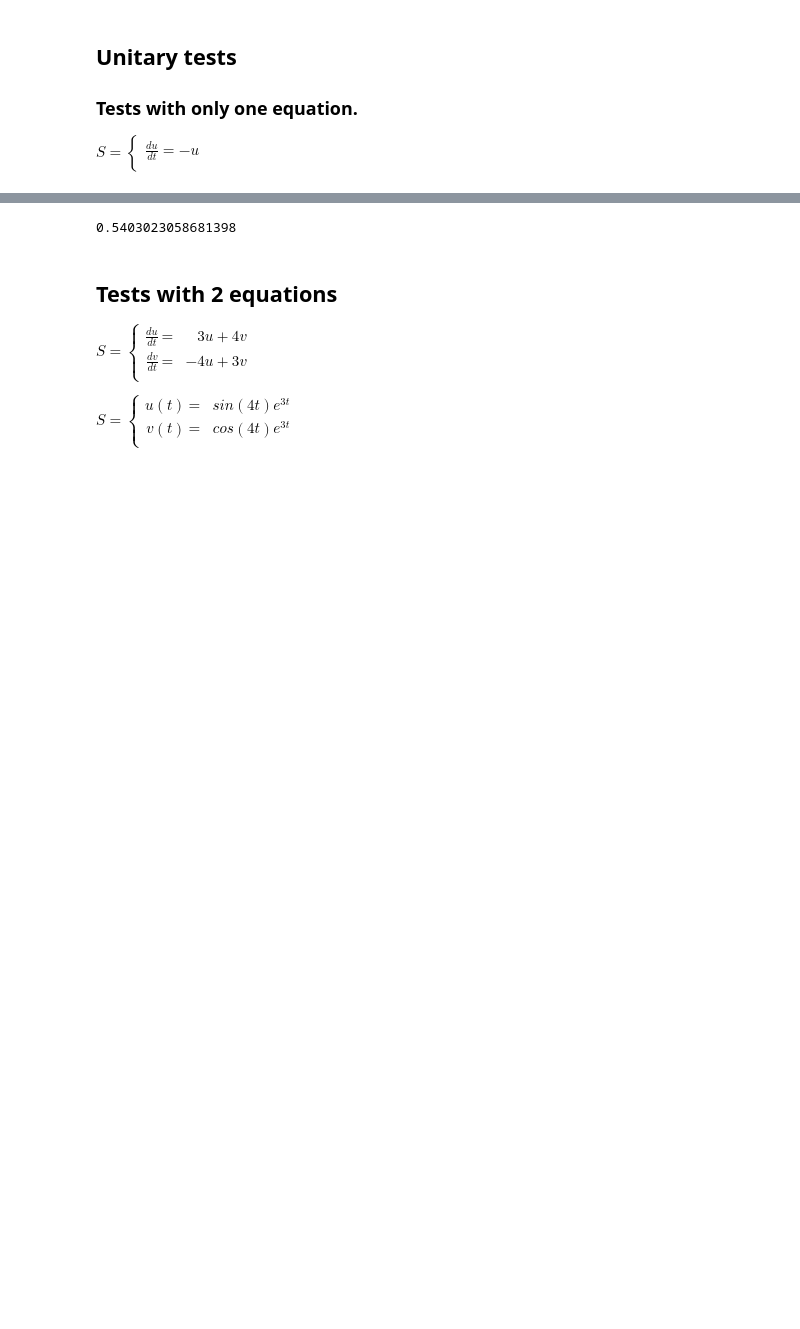
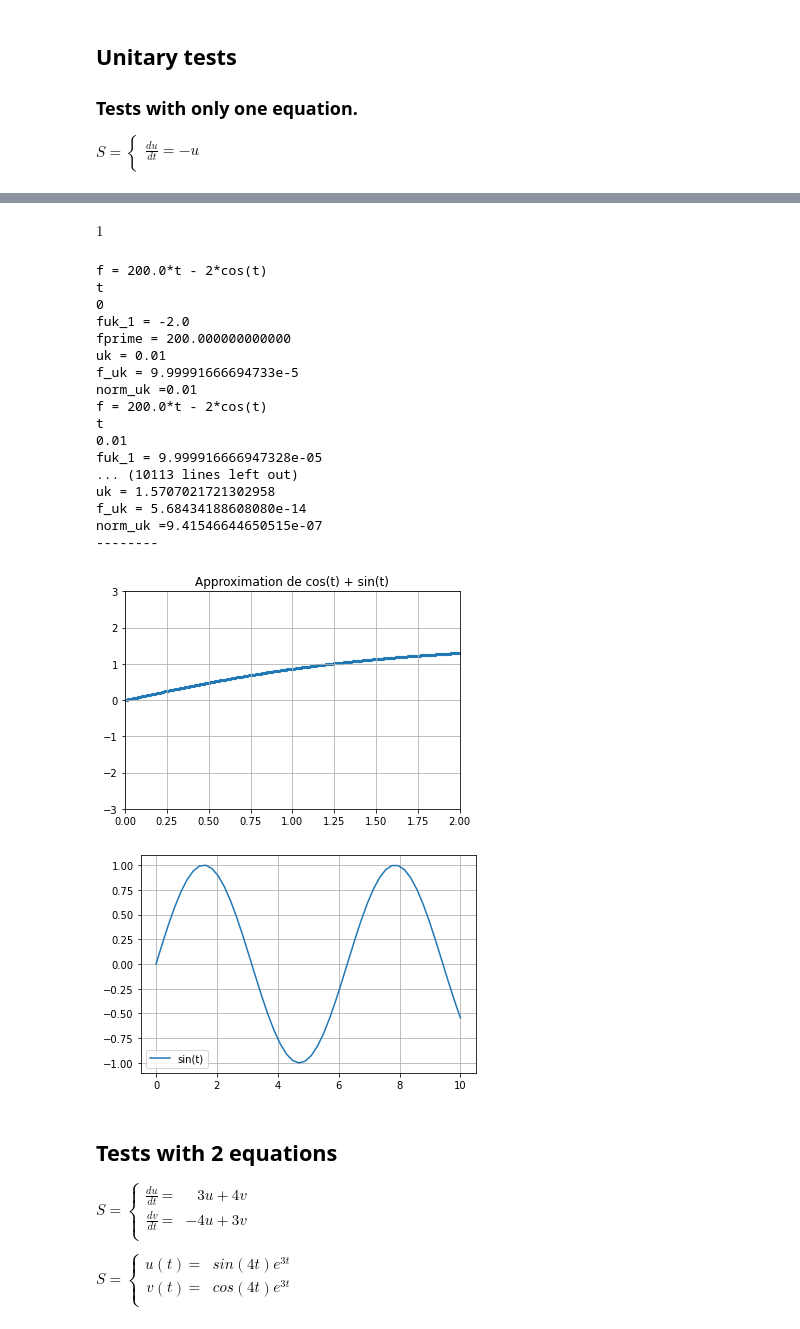
Before and after one commit to AlexPoiron/FirstModel, a Jupyter notebook: Tests.ipynb, the cells around one changed output, grey strips where cells are left out. Saved outputs shown, nothing was run; the diff lists cells and outputs as text; code cells hidden in the pictures; blank space fills up the shorter version.

```diff
--- a/Tests.ipynb
+++ b/Tests.ipynb
@@ -115,8 +63,60 @@ uk = 0.7853975743417073
-# %%
-expr = sp.cos(t)
-float(expr.subs(t, 1))
-# %% [output]
-0.5403023058681398
+# %%
+f = sp.cos(t)
+f.subs(t, 0)
+# %% [output]
+$\displaystyle 1$
+# %%
+t = sp.Symbol('t', real=True)
+
+u0 = 0
+du = sp.cos(t)
+use_trapezoidal = True
+symbol = t
+
+res = Solver_one_equation(du, u0, use_trapezoidal, symbol)
+
+
+absi = []
+for i in range(0, len(res)):
+    absi.append(res[i][0])
+coords = []
+for j in range(0, len(res)):
+    coords.append(res[j][1])
+
+plt.ylim([-3, 3])
+plt.title('Approximation de cos(t) + sin(t)')
+plt.xlim([0, 2])
+plt.scatter(absi, coords, s=5)
+plt.grid(True)
+
+
+fig, ax = plt.subplots()
+x = np.linspace(0, 10, 50)
+y = np.sin(x)
+ax.plot(x, y, label ='sin(t)')
+ax.grid(True)
+plt.legend()
+plt.show()
+# %% [output]
+f = 200.0*t - 2*cos(t)
+t
+0
+fuk_1 = -2.0
+fprime = 200.000000000000
+uk = 0.01
+f_uk = 9.99991666694733e-5
+norm_uk =0.01
+f = 200.0*t - 2*cos(t)
+t
+0.01
+fuk_1 = 9.999916666947328e-05
+... (10113 lines left out)
+uk = 1.5707021721302958
+f_uk = 5.68434188608080e-14
+norm_uk =9.41546644650515e-07
+--------
+[figure, added]
+[figure, added]
 # %% [markdown]
 ## Tests with 2 equations
 
```
Also changed, not shown: parts of 6 cells of this notebook, 3 other files.
